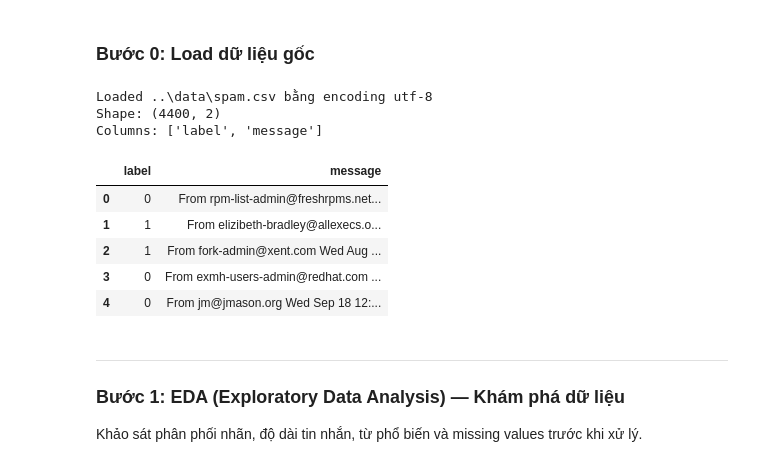
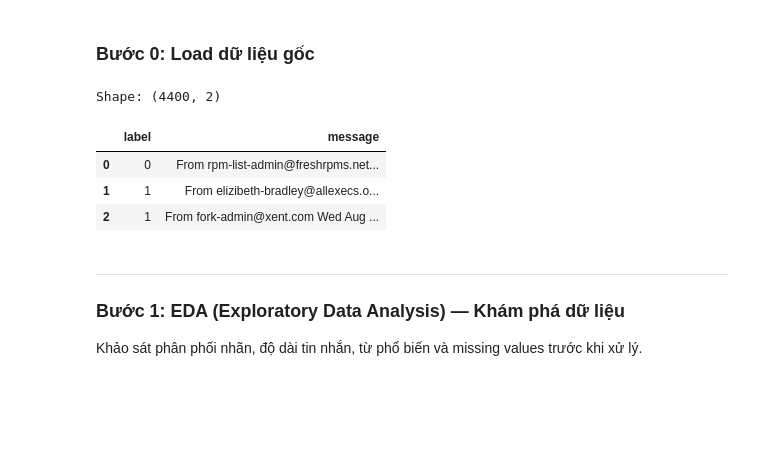
Before and after one commit to Harry5867/ML_Group6, a Jupyter notebook: Chapter2/notebooks/1.Preprocessing.ipynb, the cells around one changed output. Drawn from its saved outputs; the diff is of its cells as text; code cells hidden in the pictures; blank space fills up the shorter version.

```diff
--- a/Chapter2/notebooks/1.Preprocessing.ipynb
+++ b/Chapter2/notebooks/1.Preprocessing.ipynb
@@ -57,23 +56,20 @@ Import xong!
 # %%
 # Load CSV
 df = pd.read_csv('../data/spam.csv', encoding='latin-1')
 
-# Rename cột
-df = df.rename(columns={'Category': 'label', 'Message': 'message'})
+# Rename columns - swap text and label as they are reversed in the CSV
+df = df.rename(columns={'text': 'message', 'label': 'label'})
+# Actually swap the column positions
 df = df[['label', 'message']]
 
 print(f'Shape: {df.shape}')
 df.head(3)
 # %% [output]
-Loaded ..\data\spam.csv bằng encoding utf-8
 Shape: (4400, 2)
-Columns: ['label', 'message']
 |  | label | message |
 | 0 | 0 | From rpm-list-admin@freshrpms.net... |
 | 1 | 1 | From elizibeth-bradley@allexecs.o... |
 | 2 | 1 | From fork-admin@xent.com Wed Aug ... |
-| 3 | 0 | From exmh-users-admin@redhat.com ... |
-| 4 | 0 | From jm@jmason.org Wed Sep 18 12:... |
 # %% [markdown]
 ---
 ### Bước 1: EDA (Exploratory Data Analysis) — Khám phá dữ liệu
```
Also changed, not shown: parts of 5 cells of this notebook, 8 other files.
